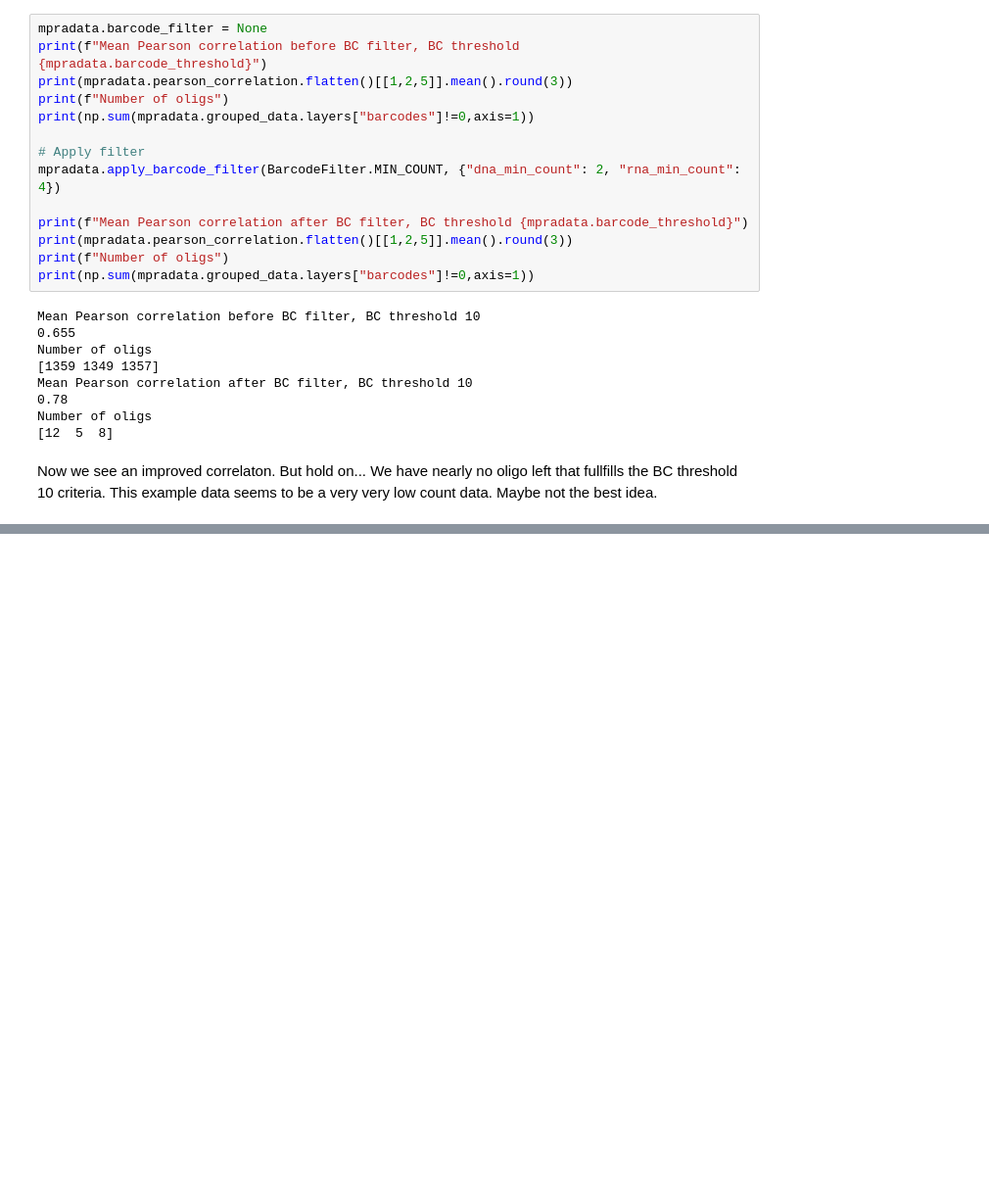
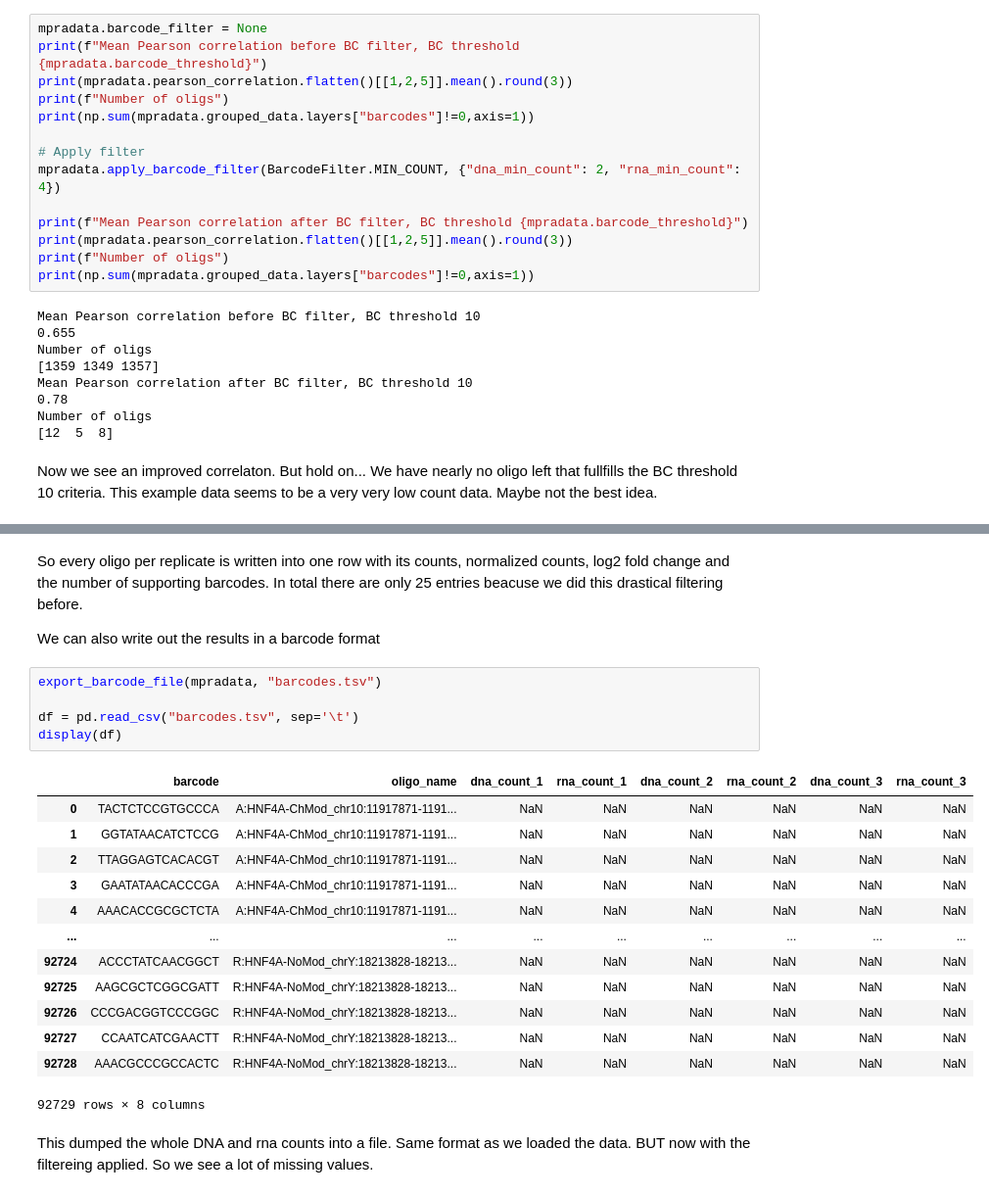
Before and after one commit to kircherlab/MPRAlib, a Jupyter notebook: examples/mpralib.ipynb, the cells around one changed output, grey strips where cells are left out. Shown at 98% size. Saved outputs shown, nothing was run; the diff lists cells and outputs as text; blank space fills up the shorter version.

```diff
--- a/examples/mpralib.ipynb
+++ b/examples/mpralib.ipynb
@@ -201,0 +230,25 @@ Now we see an improved correlaton. But hold on... We have nearly no oligo left t
+# %% [markdown]
+So every oligo per replicate is written into one row with its counts, normalized counts, log2 fold change and the number of supporting barcodes. In total there are only 25 entries beacuse we did this drastical filtering before.
+
+We can also write out the results in a barcode format
+# %%
+export_barcode_file(mpradata, "barcodes.tsv")
+
+df = pd.read_csv("barcodes.tsv", sep='\t')
+display(df)
+# %% [output]
+|  | barcode | oligo_name | dna_count_1 | rna_count_1 | dna_count_2 | rna_count_2 | dna_count_3 | rna_count_3 |
+| 0 | TACTCTCCGTGCCCA | A:HNF4A-ChMod_chr10:11917871-1191... | NaN | NaN | NaN | NaN | NaN | NaN |
+| 1 | GGTATAACATCTCCG | A:HNF4A-ChMod_chr10:11917871-1191... | NaN | NaN | NaN | NaN | NaN | NaN |
+| 2 | TTAGGAGTCACACGT | A:HNF4A-ChMod_chr10:11917871-1191... | NaN | NaN | NaN | NaN | NaN | NaN |
+| 3 | GAATATAACACCCGA | A:HNF4A-ChMod_chr10:11917871-1191... | NaN | NaN | NaN | NaN | NaN | NaN |
+| 4 | AAACACCGCGCTCTA | A:HNF4A-ChMod_chr10:11917871-1191... | NaN | NaN | NaN | NaN | NaN | NaN |
+| ... | ... | ... | ... | ... | ... | ... | ... | ... |
+| 92724 | ACCCTATCAACGGCT | R:HNF4A-NoMod_chrY:18213828-18213... | NaN | NaN | NaN | NaN | NaN | NaN |
+| 92725 | AAGCGCTCGGCGATT | R:HNF4A-NoMod_chrY:18213828-18213... | NaN | NaN | NaN | NaN | NaN | NaN |
+| 92726 | CCCGACGGTCCCGGC | R:HNF4A-NoMod_chrY:18213828-18213... | NaN | NaN | NaN | NaN | NaN | NaN |
+| 92727 | CCAATCATCGAACTT | R:HNF4A-NoMod_chrY:18213828-18213... | NaN | NaN | NaN | NaN | NaN | NaN |
+| 92728 | AAACGCCCGCCACTC | R:HNF4A-NoMod_chrY:18213828-18213... | NaN | NaN | NaN | NaN | NaN | NaN |
+92729 rows × 8 columns
+# %% [markdown]
+This dumped the whole DNA and rna counts into a file. Same format as we loaded the data. BUT now with the filtereing applied. So we see a lot of missing values.
```
Also changed, not shown: parts of 2 cells of this notebook.
